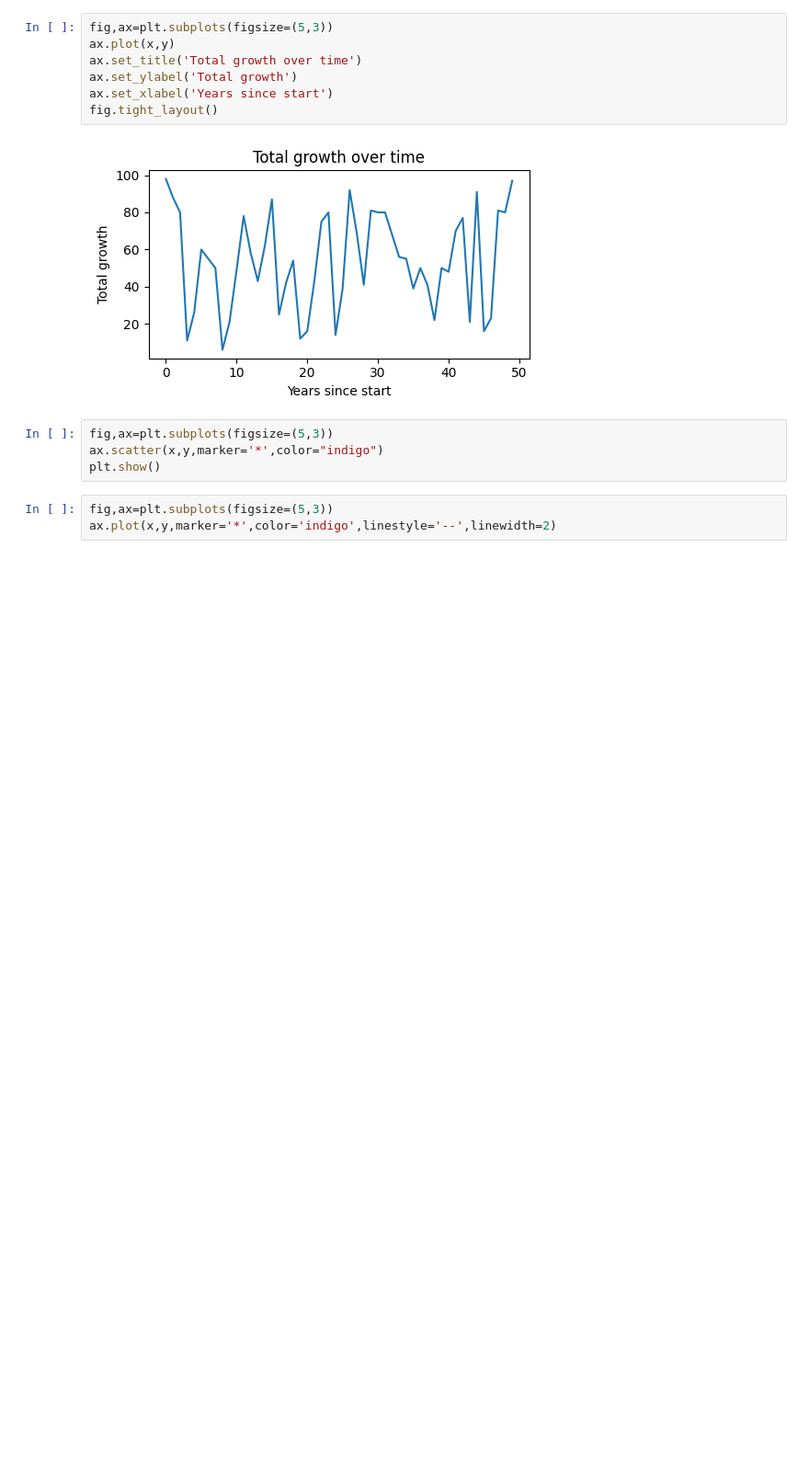
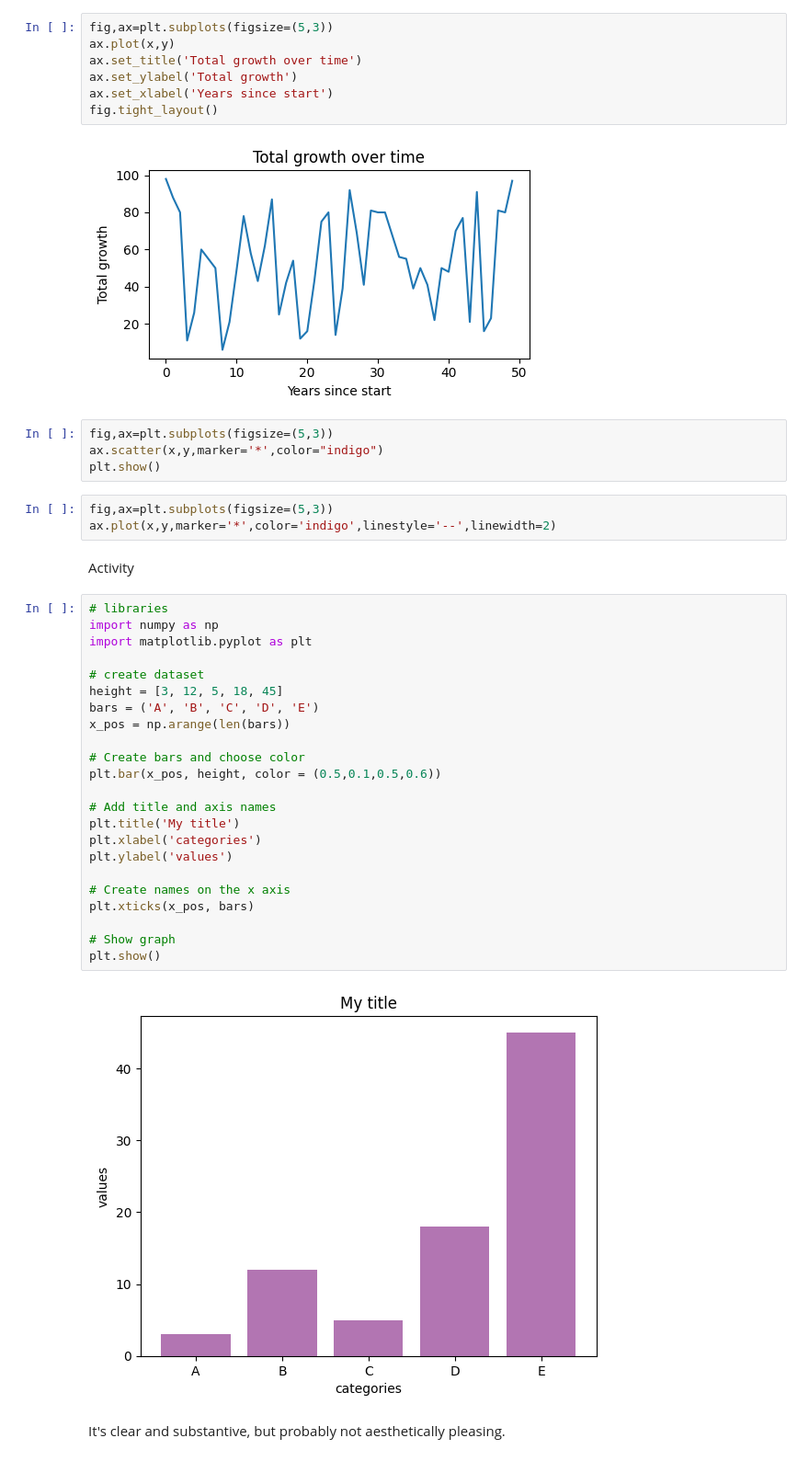
Before and after one commit to aaron-da-cow/visualization, a Jupyter notebook: 02_activities/assignments/participation/class 1.ipynb, the cells around one changed output. Shown at 92% size. Drawn from its saved outputs; the diff is of its cells as text; blank space fills up the shorter version.

```diff
--- a/02_activities/assignments/participation/class 1.ipynb
+++ b/02_activities/assignments/participation/class 1.ipynb
@@ -44,3 +47,32 @@ plt.show()
 # %%
 fig,ax=plt.subplots(figsize=(5,3))
 ax.plot(x,y,marker='*',color='indigo',linestyle='--',linewidth=2)
+# %% [markdown]
+Activity
+# %%
+# libraries
+import numpy as np
+import matplotlib.pyplot as plt
+
+# create dataset
+height = [3, 12, 5, 18, 45]
+bars = ('A', 'B', 'C', 'D', 'E')
+x_pos = np.arange(len(bars))
+
+# Create bars and choose color
+plt.bar(x_pos, height, color = (0.5,0.1,0.5,0.6))
+
+# Add title and axis names
+plt.title('My title')
+plt.xlabel('categories')
+plt.ylabel('values')
+
+# Create names on the x axis
+plt.xticks(x_pos, bars)
+
+# Show graph
+plt.show()
+# %% [output]
+[figure, added]
+# %% [markdown]
+It's clear and substantive, but probably not aesthetically pleasing.
```
Also changed, not shown: parts of 1 cell of this notebook, 3 other files.
